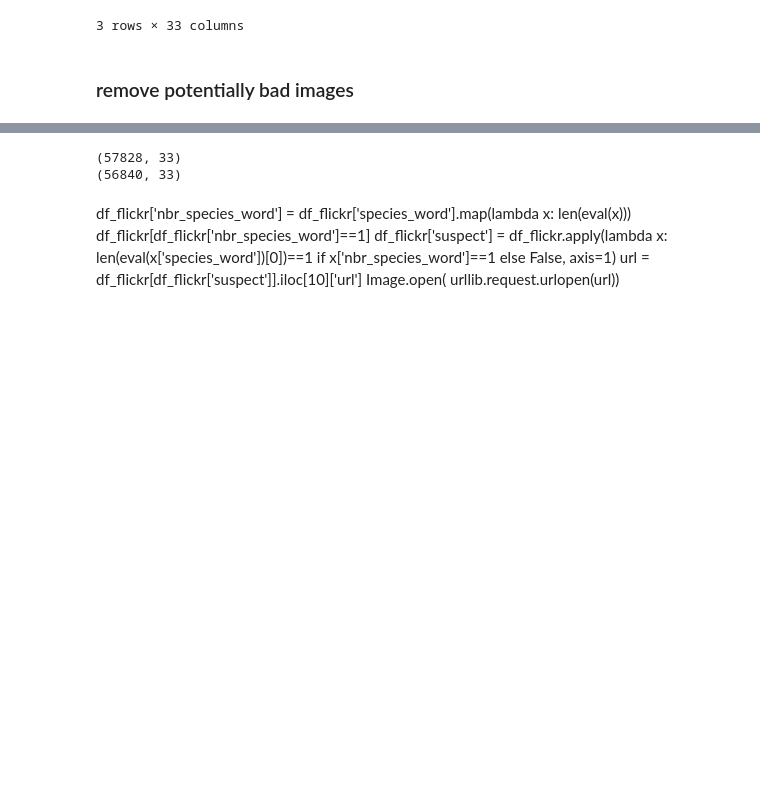
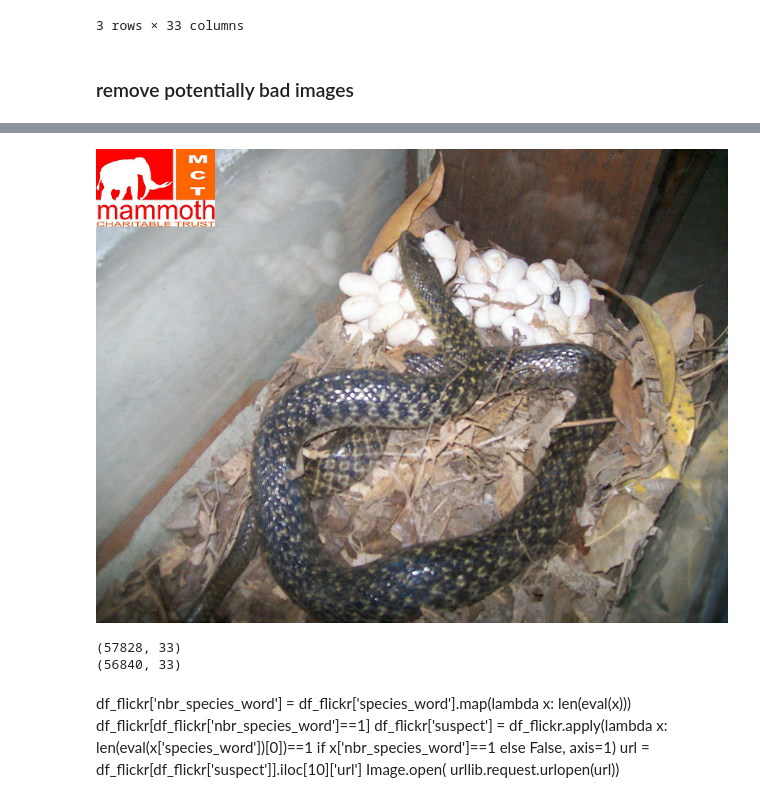
Before and after one commit to cam4ani/snakes, a Jupyter notebook: reunited_all_datasource_for_dl.ipynb, the cells around one changed output, grey strips where cells are left out. Drawn from its saved outputs; the diff is of its cells as text; code cells hidden in the pictures; blank space fills up the shorter version.

```diff
--- a/reunited_all_datasource_for_dl.ipynb
+++ b/reunited_all_datasource_for_dl.ipynb
@@ -64,6 +87,8 @@ df_flickr.head(3)
 # %%
 #wrong! this is a snake!
-#Image.open( urllib.request.urlopen(url))
+Image.open( urllib.request.urlopen(url))
+# %% [output]
+[figure, added]
 # %%
 #Boa constrictor vs Boa imperator should be removed form flickr after some discussion with Andrew
 #hence, we will remove from the aggregated csv file, but keep it in the folder.
```
Also changed, not shown: parts of 2 cells of this notebook.
